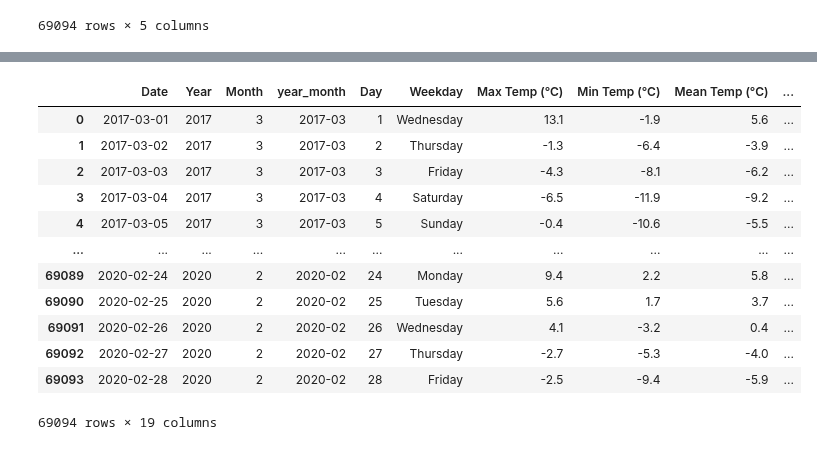
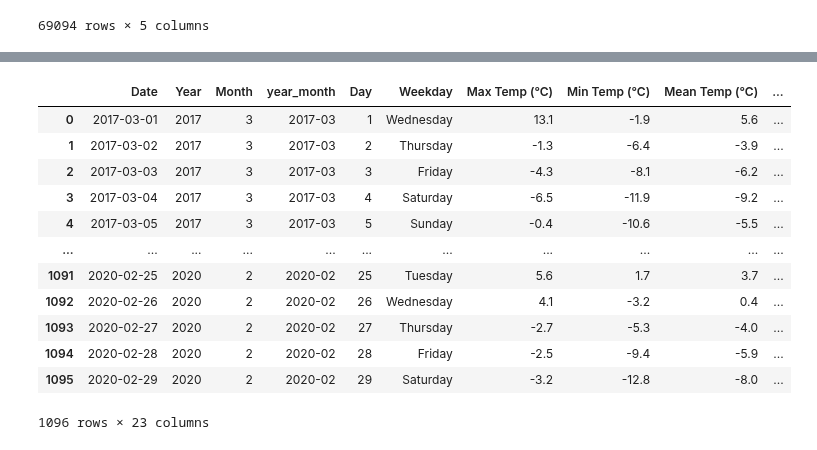
Before and after one commit to VernonNaidoo-Toronto/SCS3250-Group-2-Final-Project, a Jupyter notebook: JJ_Final_Dataset.ipynb, the cells around one changed output, grey strips where cells are left out. Drawn from its saved outputs; the diff is of its cells as text; code cells hidden in the pictures.

Commit message:
Updated final dataset by pivoting it

```diff
--- a/JJ_Final_Dataset.ipynb
+++ b/JJ_Final_Dataset.ipynb
@@ -78,6 +78,8 @@ go_data
 | 69093 | 2020-02-28 | 4 | Barrie | York University GO | 195 |
 69094 rows × 5 columns
 # %%
-#test = go_data.groupby(['line_name','line_id','Date'])['daily_total'].sum().to_frame()
-#test.pivot(index='Date', columns='line_name', values='daily_total')
+go_pivot = go_data.groupby(['line_name','Date'])['daily_total'].sum().to_frame()
+go_pivot.reset_index(inplace=True)
+go_pivot = go_pivot.pivot(index='Date', columns='line_name', values='daily_total')
+go_pivot
 # %% [output]
@@ -87,19 +100,21 @@ dataset = pd.merge(go_data, weather_data, how='left', left_on="Date", right_on="
 # %%
-dataset = dataset[['Date', 'Year', 'Month', 'year_month', 'Day', 'Weekday', 'Max Temp (°C)', 'Min Temp (°C)', 'Mean Temp (°C)', 'Monthly Mean Temp (°C)', 'Delta Temp (°C)', 'Total Precip (mm)', 'Monthly Mean Precip (mm)' , 'Delta Percip (mm)', 'Snow on Grnd (cm)', 'station_name', 'line_id' ,'line_name', 'daily_total']]
+dataset = pd.merge(go_pivot, weather_data, how='left', left_on="Date", right_on="Date/Time")
+dataset = dataset.rename(columns={'Date/Time':'Date', 'Barrie':'Barrie Ridership', 'Kitchener':'Kitchener Ridership', 'Lakeshore East':'Lakeshore East Ridership', 'Lakeshore West':'Lakeshore West Ridership', 'Milton': 'Milton Ridership', 'Richmond Hill':'Richmond Hill Ridership', 'Stouffville':'Stouffville Ridership', 'Union Station':'Union Station Ridership'})
+dataset = dataset[['Date', 'Year', 'Month', 'year_month', 'Day', 'Weekday', 'Max Temp (°C)', 'Min Temp (°C)', 'Mean Temp (°C)', 'Monthly Mean Temp (°C)', 'Delta Temp (°C)', 'Total Precip (mm)', 'Monthly Mean Precip (mm)' , 'Delta Percip (mm)', 'Snow on Grnd (cm)', 'Barrie Ridership', 'Kitchener Ridership', 'Lakeshore East Ridership', 'Lakeshore West Ridership', 'Milton Ridership', 'Richmond Hill Ridership', 'Stouffville Ridership', 'Union Station Ridership']]
 dataset
 # %% [output]
 |  | Date | Year | Month | year_month | Day | Weekday | Max Temp (°C) | Min Temp (°C) | Mean Temp (°C) | ... |
 | 0 | 2017-03-01 | 2017 | 3 | 2017-03 | 1 | Wednesday | 13.1 | -1.9 | 5.6 | ... |
 | 1 | 2017-03-02 | 2017 | 3 | 2017-03 | 2 | Thursday | -1.3 | -6.4 | -3.9 | ... |
 | 2 | 2017-03-03 | 2017 | 3 | 2017-03 | 3 | Friday | -4.3 | -8.1 | -6.2 | ... |
 | 3 | 2017-03-04 | 2017 | 3 | 2017-03 | 4 | Saturday | -6.5 | -11.9 | -9.2 | ... |
 | 4 | 2017-03-05 | 2017 | 3 | 2017-03 | 5 | Sunday | -0.4 | -10.6 | -5.5 | ... |
 | ... | ... | ... | ... | ... | ... | ... | ... | ... | ... | ... |
-| 69089 | 2020-02-24 | 2020 | 2 | 2020-02 | 24 | Monday | 9.4 | 2.2 | 5.8 | ... |
-| 69090 | 2020-02-25 | 2020 | 2 | 2020-02 | 25 | Tuesday | 5.6 | 1.7 | 3.7 | ... |
-| 69091 | 2020-02-26 | 2020 | 2 | 2020-02 | 26 | Wednesday | 4.1 | -3.2 | 0.4 | ... |
-| 69092 | 2020-02-27 | 2020 | 2 | 2020-02 | 27 | Thursday | -2.7 | -5.3 | -4.0 | ... |
-| 69093 | 2020-02-28 | 2020 | 2 | 2020-02 | 28 | Friday | -2.5 | -9.4 | -5.9 | ... |
+| 1091 | 2020-02-25 | 2020 | 2 | 2020-02 | 25 | Tuesday | 5.6 | 1.7 | 3.7 | ... |
+| 1092 | 2020-02-26 | 2020 | 2 | 2020-02 | 26 | Wednesday | 4.1 | -3.2 | 0.4 | ... |
+| 1093 | 2020-02-27 | 2020 | 2 | 2020-02 | 27 | Thursday | -2.7 | -5.3 | -4.0 | ... |
+| 1094 | 2020-02-28 | 2020 | 2 | 2020-02 | 28 | Friday | -2.5 | -9.4 | -5.9 | ... |
+| 1095 | 2020-02-29 | 2020 | 2 | 2020-02 | 29 | Saturday | -3.2 | -12.8 | -8.0 | ... |
-69094 rows × 19 columns
+1096 rows × 23 columns
 # %%
 dataset.to_csv("Final Dataset.csv")
```
Also changed, not shown: parts of 2 cells of this notebook.
